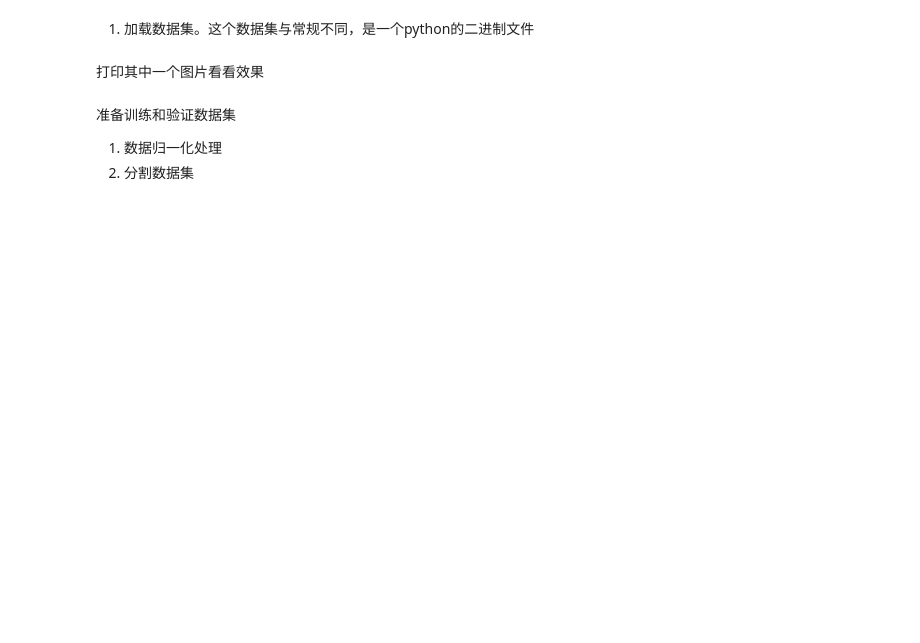
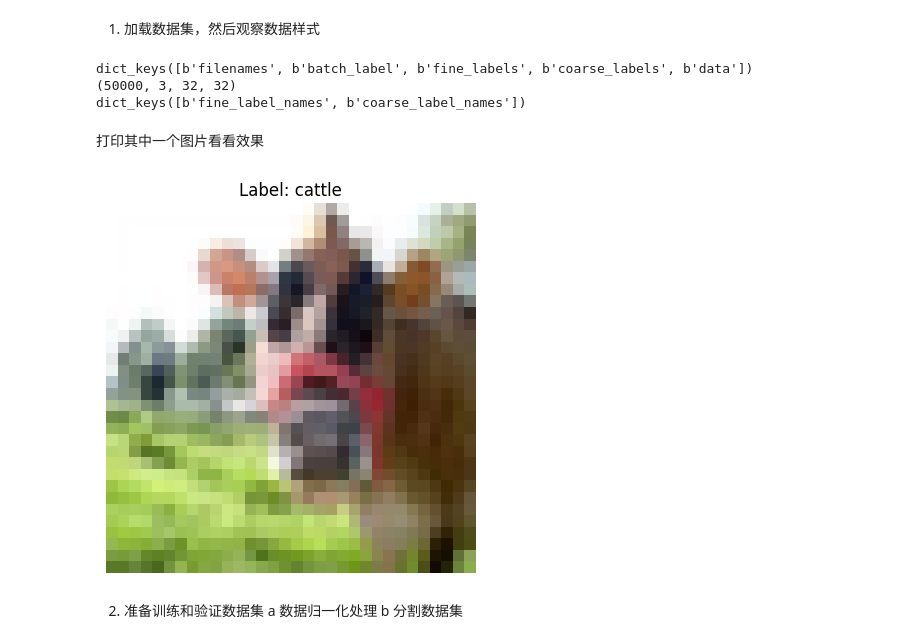
Before and after one commit to zpskt/ML-learning, a Jupyter notebook: kaggle/cifar-100-image-classification-challenge/cifar-100-image-classification-challenge.ipynb, the cells around one changed output. Saved outputs shown, nothing was run; the diff lists cells and outputs as text; code cells hidden in the pictures; blank space fills up the shorter version.

```diff
--- a/kaggle/cifar-100-image-classification-challenge/cifar-100-image-classification-challenge.ipynb
+++ b/kaggle/cifar-100-image-classification-challenge/cifar-100-image-classification-challenge.ipynb
@@ -1,5 +22,5 @@
 # %% [markdown]
-1. 加载数据集。这个数据集与常规不同，是一个python的二进制文件
+1. 加载数据集，然后观察数据样式
 # %%
 import pickle
 import numpy as np
@@ -13,19 +34,42 @@ images = raw_data.reshape(-1, 3, 32, 32)
 labels = np.array(dictionary[b"fine_labels"])
 
 print(images.shape) # (50000, 3, 32, 32)
+
+
+# 在meta文件中找到对应的class编号和物理世界名称
+META_PATH = "datasets/meta"
+
+with open(META_PATH, "rb") as f:
+    meta = pickle.load(f, encoding="bytes")
+
+print(meta.keys())
+
+fine_label_names = meta[b"fine_label_names"]
+
+# bytes -> str
+fine_label_names = [
+    name.decode("utf-8")
+    for name in fine_label_names
+]
+# %% [output]
+dict_keys([b'filenames', b'batch_label', b'fine_labels', b'coarse_labels', b'data'])
+(50000, 3, 32, 32)
+dict_keys([b'fine_label_names', b'coarse_label_names'])
 # %% [markdown]
 打印其中一个图片看看效果
 # %%
 # 打印第一个图片看看图片和label
 import matplotlib.pyplot as plt
 plt.imshow(images[0].transpose(1, 2, 0))
 plt.axis("off")
-plt.title(f"Label: {labels[0]}")
+plt.title(f"Label: {fine_label_names[labels[0]]}")
 plt.show()
+# %% [output]
+[figure, added]
-# %% [markdown]
-准备训练和验证数据集
-1. 数据归一化处理
-2. 分割数据集
+# %% [markdown]
+2. 准备训练和验证数据集
+a 数据归一化处理
+b 分割数据集
 # %%
 #首先看看二者大小是否一致
 
```
Also changed, not shown: parts of 50 cells of this notebook, 5 other files.
